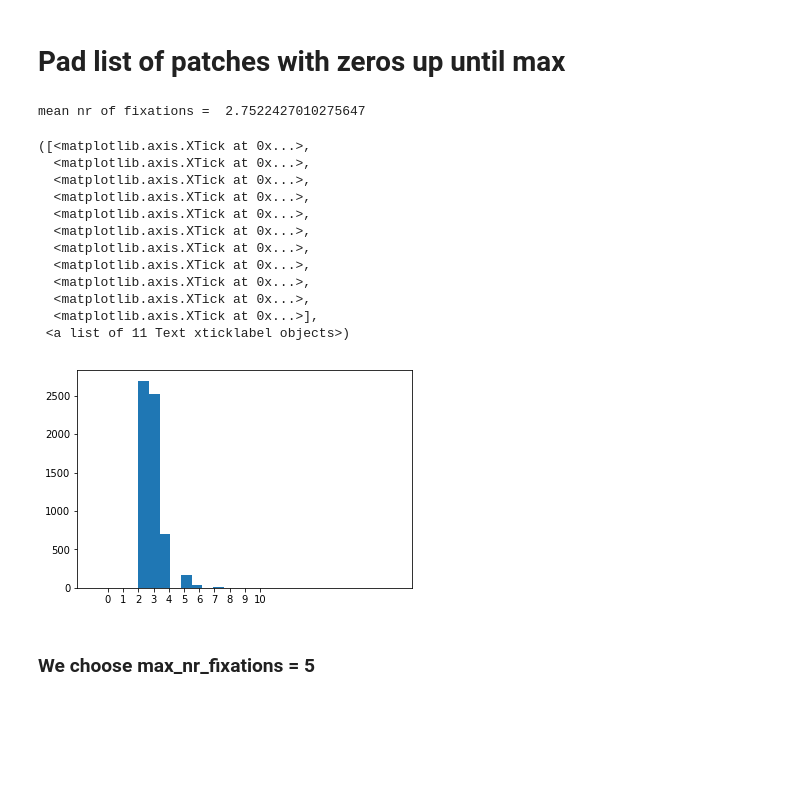
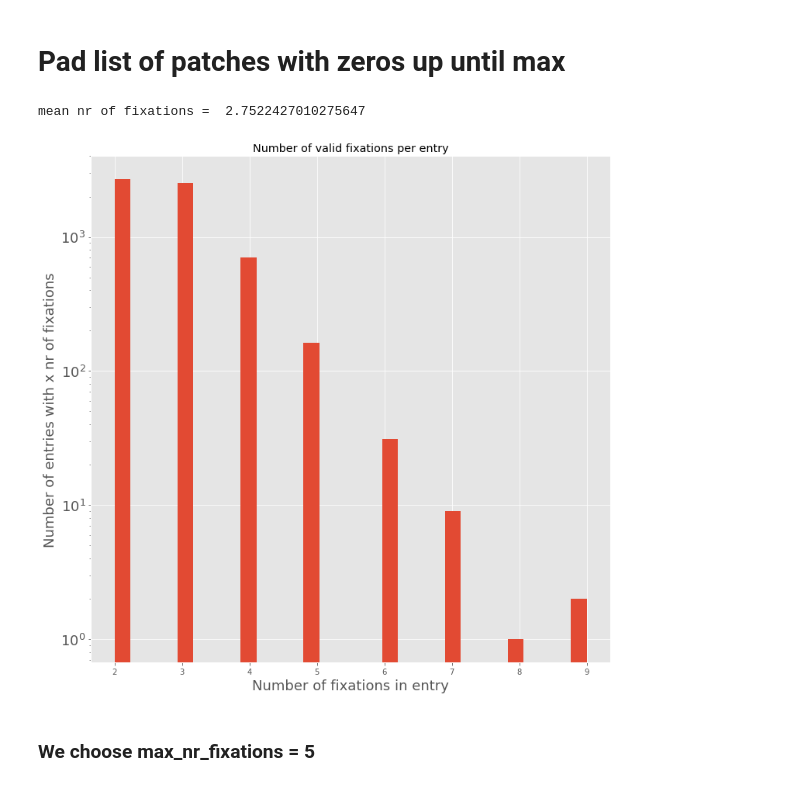
Before and after one commit to m3h0w/visual-attention-cnn-and-eye-tracking, a Jupyter notebook: patches/1model-78px_patch_fastest_user_with_2_points.ipynb, the cells around one changed output. Drawn from its saved outputs; the diff is of its cells as text; code cells hidden in the pictures; blank space fills up the shorter version.

Commit message:
add figure for CNN baseline

```diff
--- a/patches/1model-78px_patch_fastest_user_with_2_points.ipynb
+++ b/patches/1model-78px_patch_fastest_user_with_2_points.ipynb
@@ -16,6 +16,7 @@ import tqdm
 
 import matplotlib
 matplotlib.rcParams['figure.figsize'] = [12, 12]
+plt.style.use('ggplot')
 # %% [output]
 Using TensorFlow backend.
 # %% [markdown]
@@ -30,7 +31,7 @@ HALF_PATCH = PATCH_SIZE//2
 DATASET_SIZE = 6270
 VALIDATION_PERC = 0.2
 # MAX_GAZE_POINTS = 3 # TEMPORARY
-MIN_GAZE_POINTS = 3
+MIN_GAZE_POINTS = 2
 BATCH_SIZE = 50
 os.chdir(POET_DIR)
 # %%
@@ -161,7 +162,7 @@ dropped_list = []
 ids = []
 duplicates = 0
 max_nr_of_fixations = 0
-for i, fn in enumerate(tqdm.tqdm(filenames[:100])):
+for i, fn in enumerate(tqdm.tqdm(filenames)):
     unique_fn = "_".join(fn.split("_")[1:])
     class_found = False
     if unique_fn not in ids:
@@ -219,24 +216,19 @@ for i, fix_patch in enumerate(x[someindex]):
 # %%
 nr_of_fixations = [len(item) for item in x]
 print('mean nr of fixations = ', np.mean(nr_of_fixations))
-plt.hist(nr_of_fixations, bins=10)
-plt.xlim((-2,20))
-plt.xticks(np.linspace(0,10,11))
+plt.figure(figsize=(12,12))
+plt.hist(nr_of_fixations, bins=30)
+plt.yscale('log')
+plt.yticks(fontsize=18)
+plt.ylabel('Number of entries with x nr of fixations',fontsize=18)
+plt.xlabel('Number of fixations in entry',fontsize=18)
+# plt.xticks(np.linspace(0,10,11),fontsize=18)
+# plt.xlim((1,10))
+plt.title('Number of valid fixations per entry')
+plt.gcf().savefig('valid_fixations_per_entry.png',bbox_inches='tight')
 # %% [output]
 mean nr of fixations =  2.7522427010275647
-([<matplotlib.axis.XTick at 0x...>,
-  <matplotlib.axis.XTick at 0x...>,
-  <matplotlib.axis.XTick at 0x...>,
-  <matplotlib.axis.XTick at 0x...>,
-  <matplotlib.axis.XTick at 0x...>,
-  <matplotlib.axis.XTick at 0x...>,
-  <matplotlib.axis.XTick at 0x...>,
-  <matplotlib.axis.XTick at 0x...>,
-  <matplotlib.axis.XTick at 0x...>,
-  <matplotlib.axis.XTick at 0x...>,
-  <matplotlib.axis.XTick at 0x...>],
- <a list of 11 Text xticklabel objects>)
-[figure, old version]
+[figure, new version]
 # %% [markdown]
 ### We choose max_nr_fixations = 5
 # %%
```
Also changed, not shown: parts of 5 cells of this notebook, 3 other files.
